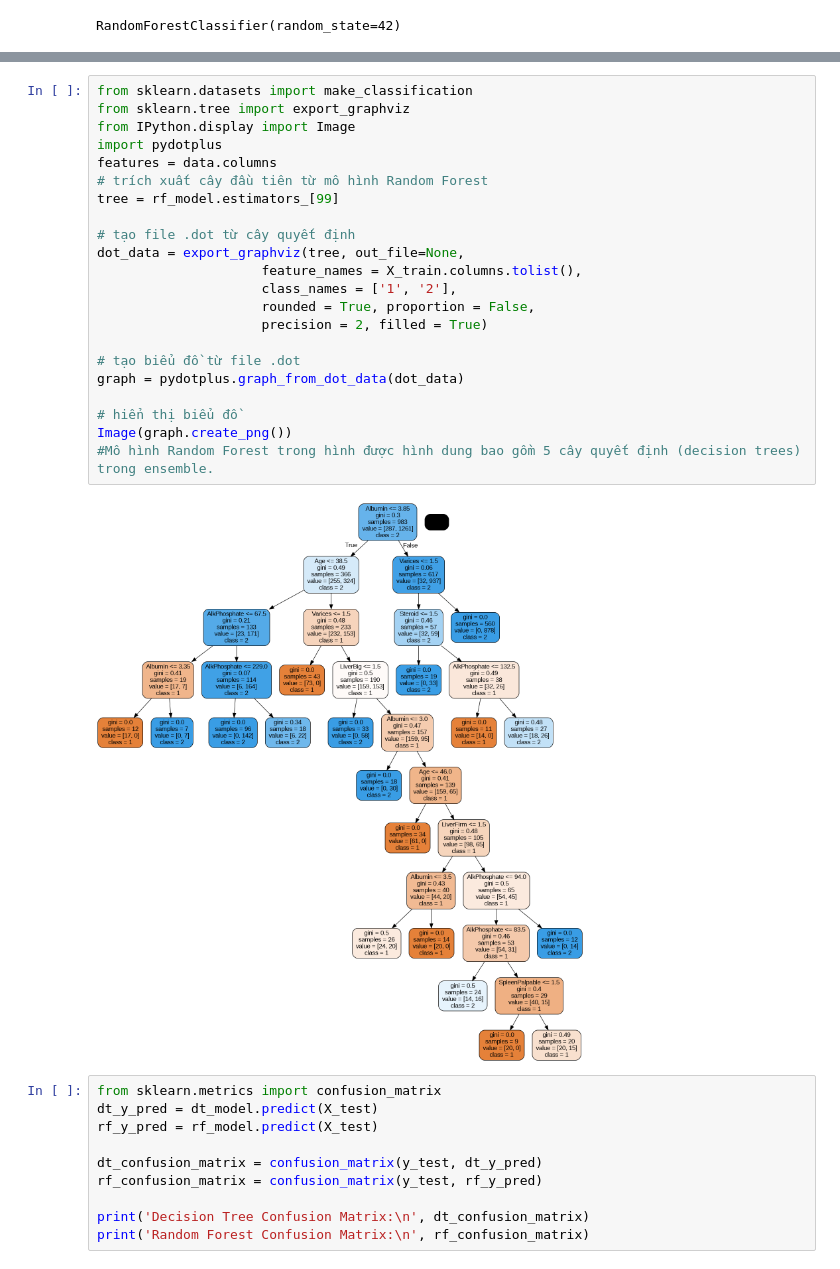
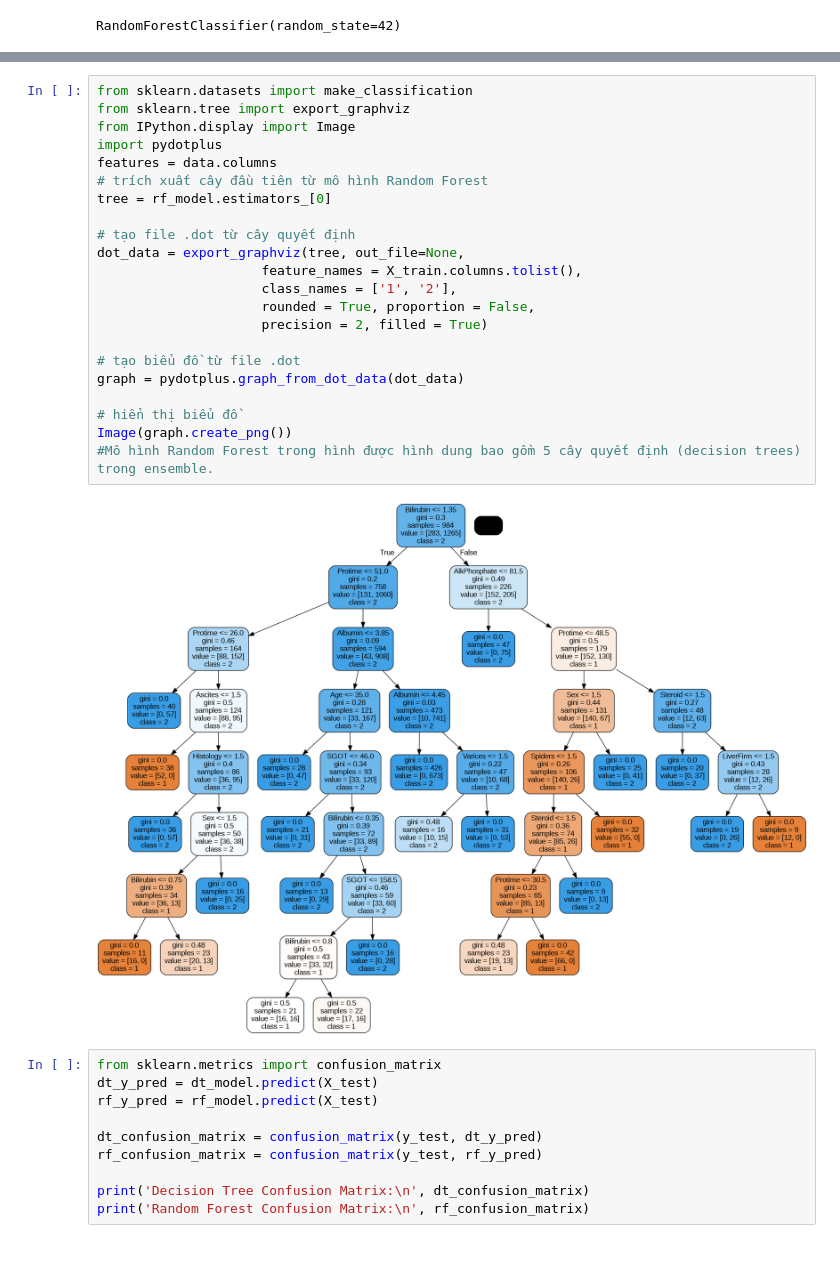
Before and after one commit to quangdad/DataMining, a Jupyter notebook: HepatitisB.ipynb, the cells around one changed output, grey strips where cells are left out. Saved outputs shown, nothing was run; the diff lists cells and outputs as text.

```diff
--- a/HepatitisB.ipynb
+++ b/HepatitisB.ipynb
@@ -235,27 +238,27 @@ plt.show()
 # %%
 from sklearn.datasets import make_classification
 from sklearn.tree import export_graphviz
 from IPython.display import Image
 import pydotplus
 features = data.columns
 # trích xuất cây đầu tiên từ mô hình Random Forest
-tree = rf_model.estimators_[99]
+tree = rf_model.estimators_[0]
 
 # tạo file .dot từ cây quyết định
 dot_data = export_graphviz(tree, out_file=None,
                      feature_names = X_train.columns.tolist(),
                      class_names = ['1', '2'],
                      rounded = True, proportion = False,
                      precision = 2, filled = True)
 
 # tạo biểu đồ từ file .dot
 graph = pydotplus.graph_from_dot_data(dot_data)
 
 # hiển thị biểu đồ
 Image(graph.create_png())
 #Mô hình Random Forest trong hình được hình dung bao gồm 5 cây quyết định (decision trees) trong ensemble.
 # %% [output]
-[figure, old version]
+[figure, new version]
 # %%
 from sklearn.metrics import confusion_matrix
 dt_y_pred = dt_model.predict(X_test)
```
Also changed, not shown: parts of 6 cells of this notebook.
